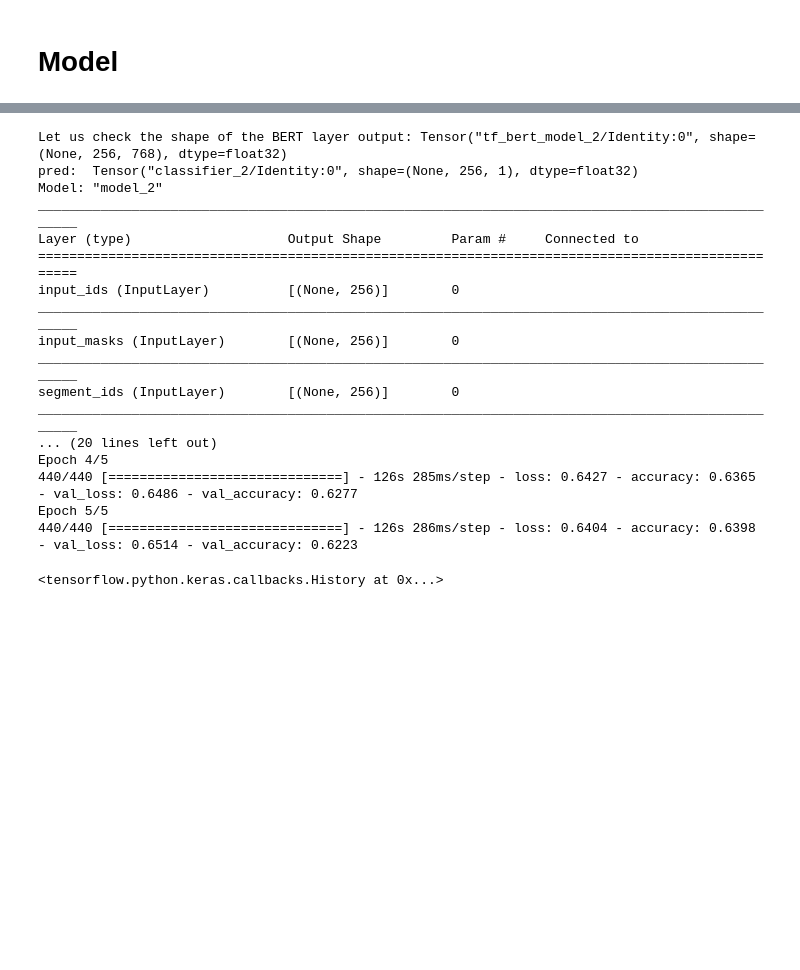
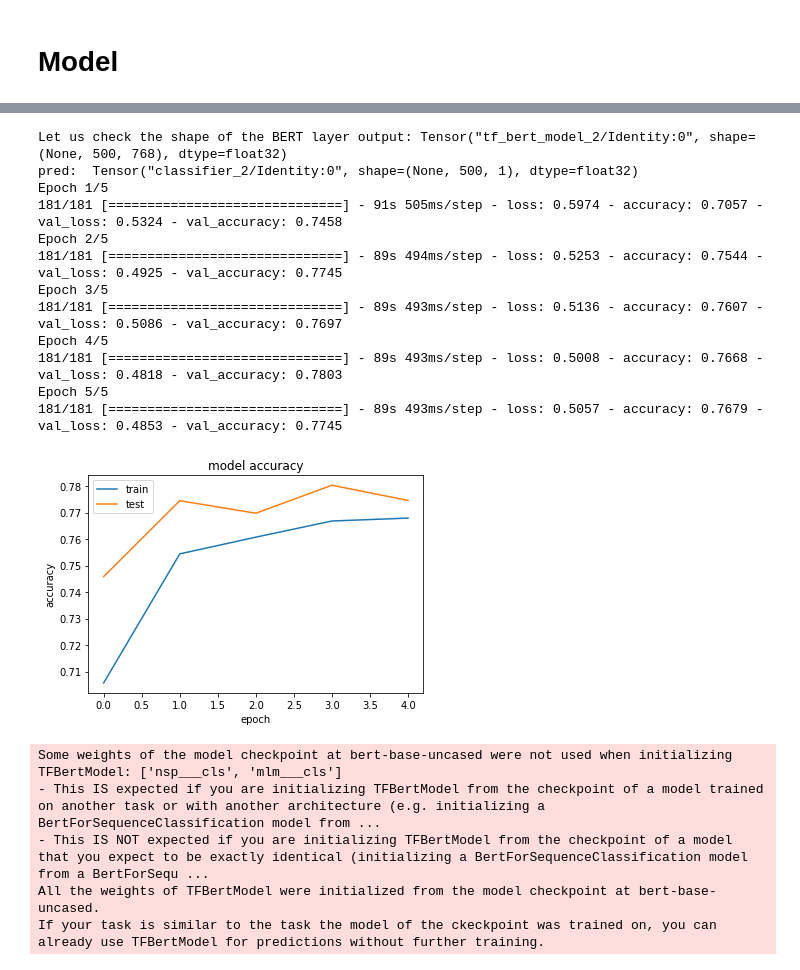
Before and after one commit to gracielu/w266_project_yelp, a Jupyter notebook: YelpBert_v2.ipynb, the cells around one changed output, grey strips where cells are left out. Cells and saved outputs as stored; diff of their text form; code cells hidden in the pictures; blank space fills up the shorter version.

Commit message:
BERT

```diff
--- a/YelpBert_v2.ipynb
+++ b/YelpBert_v2.ipynb
@@ -41,6 +58,9 @@ yelp_reviews["labels"]= yelp_reviews["useful"].apply(lambda x: 1 if x >= 1  else
 # %%
-texts = yelp_reviews.loc[:10000, "text"]
-labels = yelp_reviews.loc[:10000, "labels"]
+#texts = yelp_reviews.loc[:10000, "text"]
+#labels = yelp_reviews.loc[:10000, "labels"]
+
+texts = yelp_reviews[yelp_reviews["cuisine"] == 'Mexican']["text"]
+labels = yelp_reviews[yelp_reviews["cuisine"] == 'Mexican']["labels"]
 
 #texts = yelp_reviews["text"]
 #labels = yelp_reviews["labels"]
@@ -66,6 +86,6 @@ labels[0:6]
 Name: labels, dtype: int64
 # %%
-max_length = 256 #512
+max_length = 500 #256
 batch_size = 6
 # %%
 !pip install transformers
@@ -119,6 +143,7 @@ def encode_examples(texts):
     token_type_ids_list = []
     attention_mask_list = []
     label_list = []
+    i = 0
 
     for review in texts:
 
@@ -127,11 +152,12 @@ def encode_examples(texts):
         input_ids_list.append(bert_input['input_ids'])
         token_type_ids_list.append(bert_input['token_type_ids'])
         attention_mask_list.append(bert_input['attention_mask'])
+        i += 1
 
-        bert_inputs = np.array([input_ids_list, attention_mask_list, token_type_ids_list])
+        if i % 3000 == 0: print(i)
 
+    bert_inputs = np.array([input_ids_list, attention_mask_list, token_type_ids_list])
 
-    #return map_example_to_dict(input_ids_list, attention_mask_list, token_type_ids_list)
     return bert_inputs
 # %%
 x_train_1 = encode_examples(texts)
@@ -185,7 +211,7 @@ len(x_train_1[0])
 # %%
 numSentences = len(x_train_1[0])
 np.random.seed(0)
-training_examples = np.random.binomial(1, 0.7, numSentences)
+training_examples = np.random.binomial(1, 0.8, numSentences)
 
 trainSentence_ids = []
 trainMasks = []
@@ -307,13 +331,28 @@ array([  101,  2057,  1005,  2310,  2699,  1037,  2261,  2367,  2822,
 # %%
 tf.compat.v1.logging.set_verbosity(tf.compat.v1.logging.ERROR)
 
-model = classifier_model(max_length + 1, train_layers=0, optimizer = 'adam')
+learning_rate = [0.01, 0.005, 0.001, 0.0005, 0.0001]
 
-model.fit(
-    X_train,
-    y_train,
-    validation_data=(X_test, y_test),
-    epochs=5,
-    batch_size=16
-)
+for lr in learning_rate:
+    adam_customized = tf.keras.optimizers.Adam(lr=lr)
+
+    model = classifier_model(max_length, train_layers=0, optimizer = adam_customized)
+
+    history = model.fit(
+        X_train,
+        y_train,
+        validation_data=(X_test, y_test),
+        epochs=5,
+        batch_size=16
+    )
+
+    # summarize history for accuracy
+
+    plt.plot(history.history['accuracy'])
+    plt.plot(history.history['val_accuracy'])
+    plt.title('model accuracy')
+    plt.ylabel('accuracy')
+    plt.xlabel('epoch')
+    plt.legend(['train', 'test'], loc='upper left')
+    plt.show()
 # %% [output]
@@ -324,19 +363,19 @@ All the weights of TFBertModel were initialized from the model checkpoint at ber
 If your task is similar to the task the model of the ckeckpoint was trained on, you can already use TFBertModel for predictions without further training.
-Let us check the shape of the BERT layer output: Tensor("tf_bert_model_2/Identity:0", shape=(None, 256, 768), dtype=float32)
-pred:  Tensor("classifier_2/Identity:0", shape=(None, 256, 1), dtype=float32)
-Model: "model_2"
-__________________________________________________________________________________________________
-Layer (type)                    Output Shape         Param #     Connected to
-==================================================================================================
-input_ids (InputLayer)          [(None, 256)]        0
-__________________________________________________________________________________________________
-input_masks (InputLayer)        [(None, 256)]        0
-__________________________________________________________________________________________________
-segment_ids (InputLayer)        [(None, 256)]        0
-__________________________________________________________________________________________________
-... (20 lines left out)
+Let us check the shape of the BERT layer output: Tensor("tf_bert_model_2/Identity:0", shape=(None, 500, 768), dtype=float32)
+pred:  Tensor("classifier_2/Identity:0", shape=(None, 500, 1), dtype=float32)
+Epoch 1/5
+181/181 [==============================] - 91s 505ms/step - loss: 0.5974 - accuracy: 0.7057 - val_loss: 0.5324 - val_accuracy: 0.7458
+Epoch 2/5
+181/181 [==============================] - 89s 494ms/step - loss: 0.5253 - accuracy: 0.7544 - val_loss: 0.4925 - val_accuracy: 0.7745
+Epoch 3/5
+181/181 [==============================] - 89s 493ms/step - loss: 0.5136 - accuracy: 0.7607 - val_loss: 0.5086 - val_accuracy: 0.7697
 Epoch 4/5
-440/440 [==============================] - 126s 285ms/step - loss: 0.6427 - accuracy: 0.6365 - val_loss: 0.6486 - val_accuracy: 0.6277
+181/181 [==============================] - 89s 493ms/step - loss: 0.5008 - accuracy: 0.7668 - val_loss: 0.4818 - val_accuracy: 0.7803
 Epoch 5/5
-440/440 [==============================] - 126s 286ms/step - loss: 0.6404 - accuracy: 0.6398 - val_loss: 0.6514 - val_accuracy: 0.6223
+181/181 [==============================] - 89s 493ms/step - loss: 0.5057 - accuracy: 0.7679 - val_loss: 0.4853 - val_accuracy: 0.7745
+[figure, added]
-<tensorflow.python.keras.callbacks.History at 0x...>
+Some weights of the model checkpoint at bert-base-uncased were not used when initializing TFBertModel: ['nsp___cls', 'mlm___cls']
+- This IS expected if you are initializing TFBertModel from the checkpoint of a model trained on another task or with another architecture (e.g. initializing a BertForSequenceClassification model from ...
+- This IS NOT expected if you are initializing TFBertModel from the checkpoint of a model that you expect to be exactly identical (initializing a BertForSequenceClassification model from a BertForSequ ...
+All the weights of TFBertModel were initialized from the model checkpoint at bert-base-uncased.
+If your task is similar to the task the model of the ckeckpoint was trained on, you can already use TFBertModel for predictions without further training.
```
Also changed, not shown: parts of 33 cells of this notebook.
